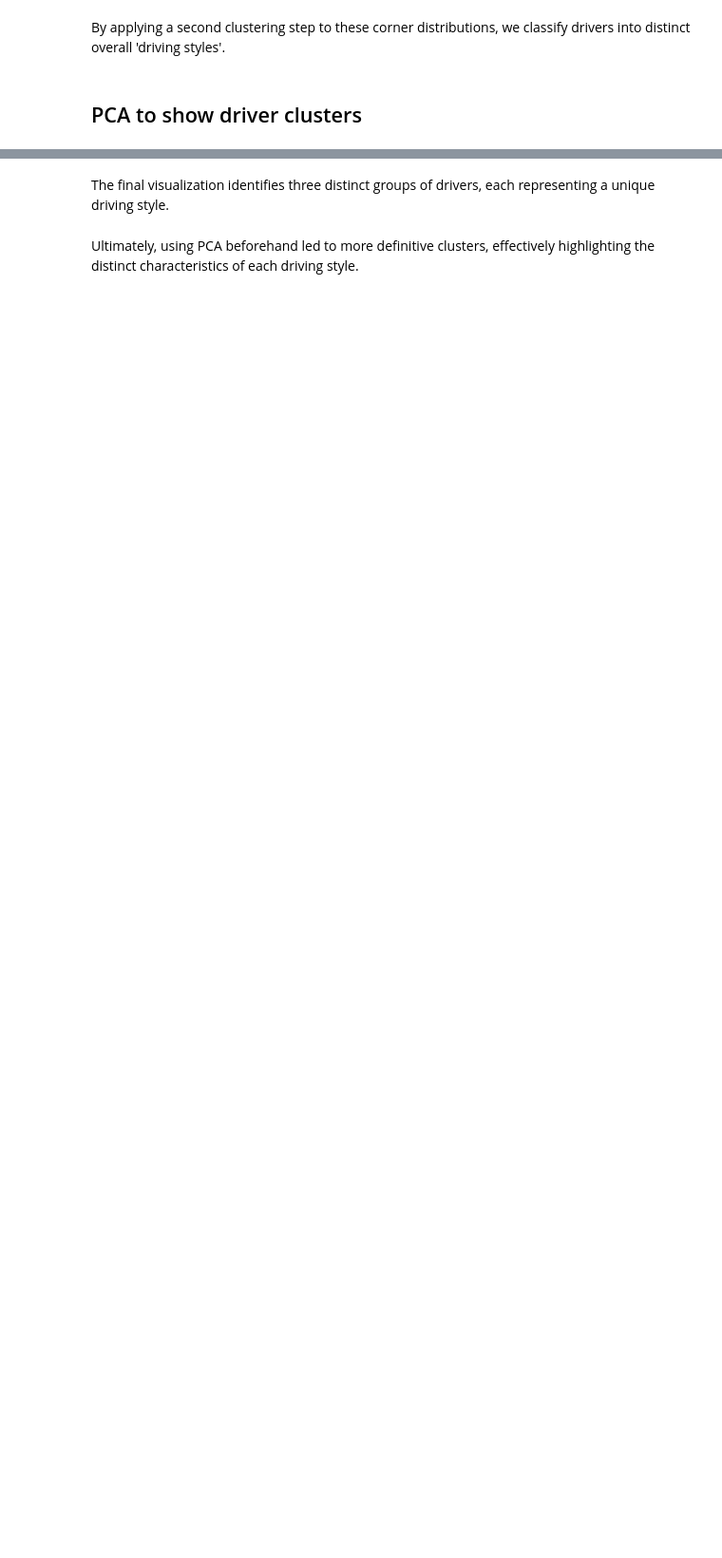
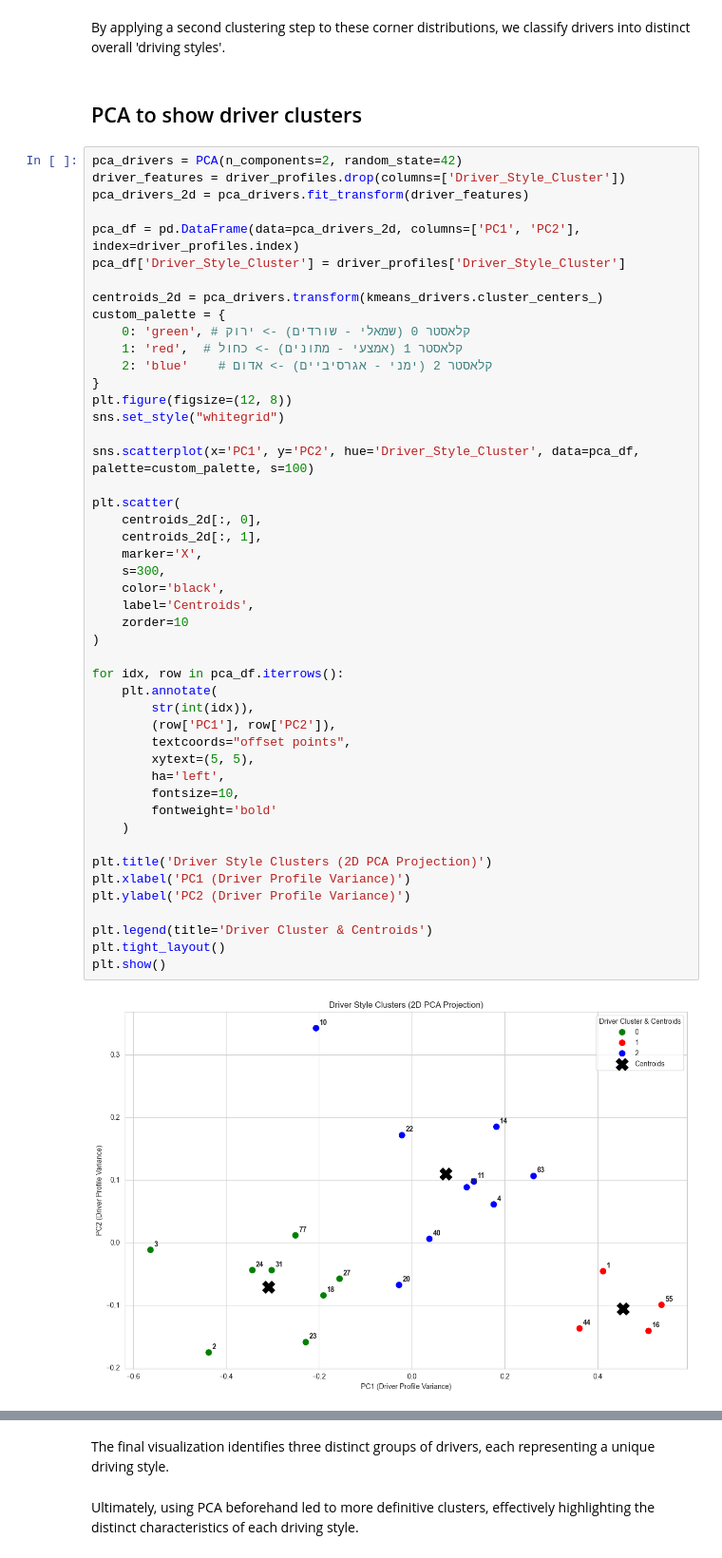
Before and after one commit to idobrenerm-gif/F1-Clustering-Project, a Jupyter notebook: roee_notebook/05_Clustering_With_PCA.ipynb, the cells around one changed output, grey strips where cells are left out. Shown at 95% size. Drawn from its saved outputs; the diff is of its cells as text; blank space fills up the shorter version.

```diff
--- a/roee_notebook/05_Clustering_With_PCA.ipynb
+++ b/roee_notebook/05_Clustering_With_PCA.ipynb
@@ -207,4 +214,53 @@ driver_profiles_sorted['Driver_Style_Cluster'] = cluster_labels
 By applying a second clustering step to these corner distributions, we classify drivers into distinct overall 'driving styles'.
 # %% [markdown]
 ## PCA to show driver clusters
+# %%
+pca_drivers = PCA(n_components=2, random_state=42)
+driver_features = driver_profiles.drop(columns=['Driver_Style_Cluster'])
+pca_drivers_2d = pca_drivers.fit_transform(driver_features)
+
+pca_df = pd.DataFrame(data=pca_drivers_2d, columns=['PC1', 'PC2'], index=driver_profiles.index)
+pca_df['Driver_Style_Cluster'] = driver_profiles['Driver_Style_Cluster']
+
+centroids_2d = pca_drivers.transform(kmeans_drivers.cluster_centers_)
+custom_palette = {
+    0: 'green', # קלאסטר 0 (שמאלי - שורדים) -> ירוק
+    1: 'red',  # קלאסטר 1 (אמצעי - מתונים) -> כחול
+    2: 'blue'    # קלאסטר 2 (ימני - אגרסיביים) -> אדום
+}
+plt.figure(figsize=(12, 8))
+sns.set_style("whitegrid")
+
+sns.scatterplot(x='PC1', y='PC2', hue='Driver_Style_Cluster', data=pca_df, palette=custom_palette, s=100)
+
+plt.scatter(
+    centroids_2d[:, 0],
+    centroids_2d[:, 1],
+    marker='X',
+    s=300,
+    color='black',
+    label='Centroids',
+    zorder=10
+)
+
+for idx, row in pca_df.iterrows():
+    plt.annotate(
+        str(int(idx)),
+        (row['PC1'], row['PC2']),
+        textcoords="offset points",
+        xytext=(5, 5),
+        ha='left',
+        fontsize=10,
+        fontweight='bold'
+    )
+
+plt.title('Driver Style Clusters (2D PCA Projection)')
+plt.xlabel('PC1 (Driver Profile Variance)')
+plt.ylabel('PC2 (Driver Profile Variance)')
+
+plt.legend(title='Driver Cluster & Centroids')
+plt.tight_layout()
+plt.show()
+# %% [output]
+[figure, added]
 # %%
```
Also changed, not shown: parts of 4 cells of this notebook, 1 other file.
